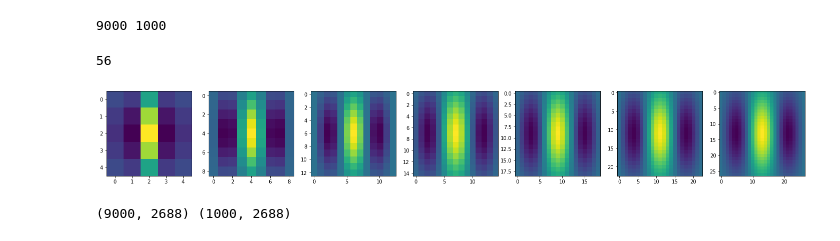
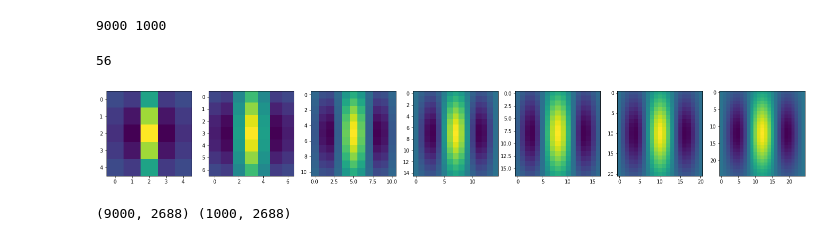
Before and after one commit to breengles/hse_hw, a Jupyter notebook: ImageAnalyzis/06/HW6.ipynb, the cells around one changed output. Cells and saved outputs as stored; diff of their text form; code cells hidden in the pictures.

```diff
--- a/ImageAnalyzis/06/HW6.ipynb
+++ b/ImageAnalyzis/06/HW6.ipynb
@@ -188,16 +190,16 @@ print(len(train_ds), len(test_ds))
 # %%
 # Get array of filters
 scale_bins = 7
 phi_bins = 8
-filters = gabour_bank(phi_bins=phi_bins, scale_bins=scale_bins, max_scale=18, min_scale=3, sigma_scale=0.5)
+filters = gabour_bank(phi_bins=phi_bins, scale_bins=scale_bins, max_scale=16, min_scale=3, sigma_scale=0.5)
 print(len(filters))
 plt.figure(figsize=(25, 5))
 for i, flt in enumerate(filters[:scale_bins]):
     plt.subplot(1, scale_bins, i + 1)
     plt.imshow(flt)
 # %% [output]
 56
-[figure, old version]
+[figure, new version]
 # %%
 gist = Gist(filters, phi_bins=phi_bins, scale_bins=scale_bins, window_size=4)
 
```
Also changed, not shown: parts of 7 cells of this notebook.
